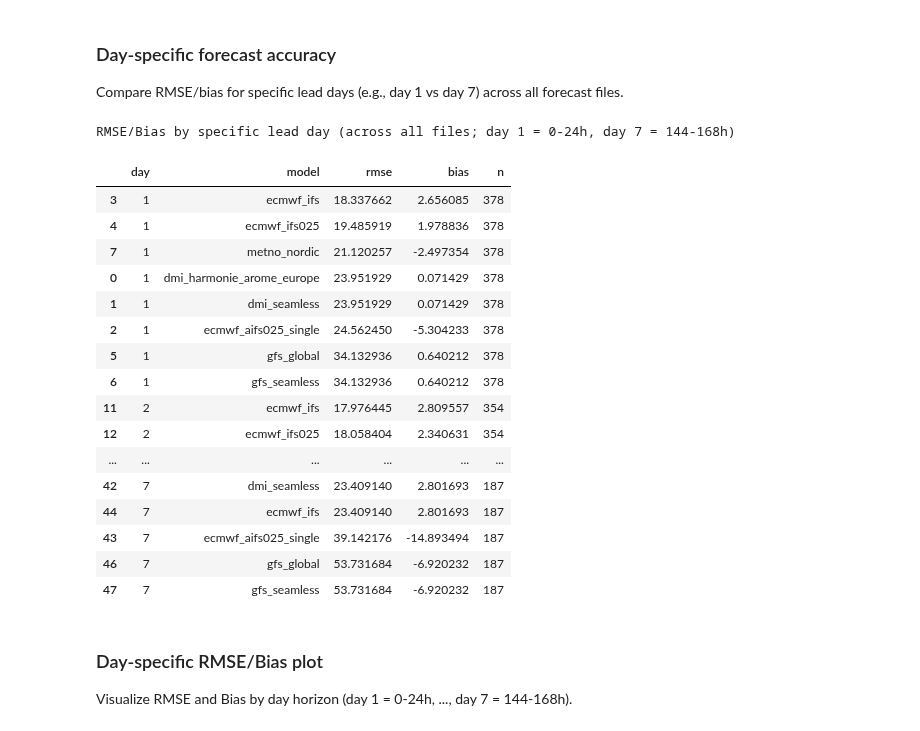
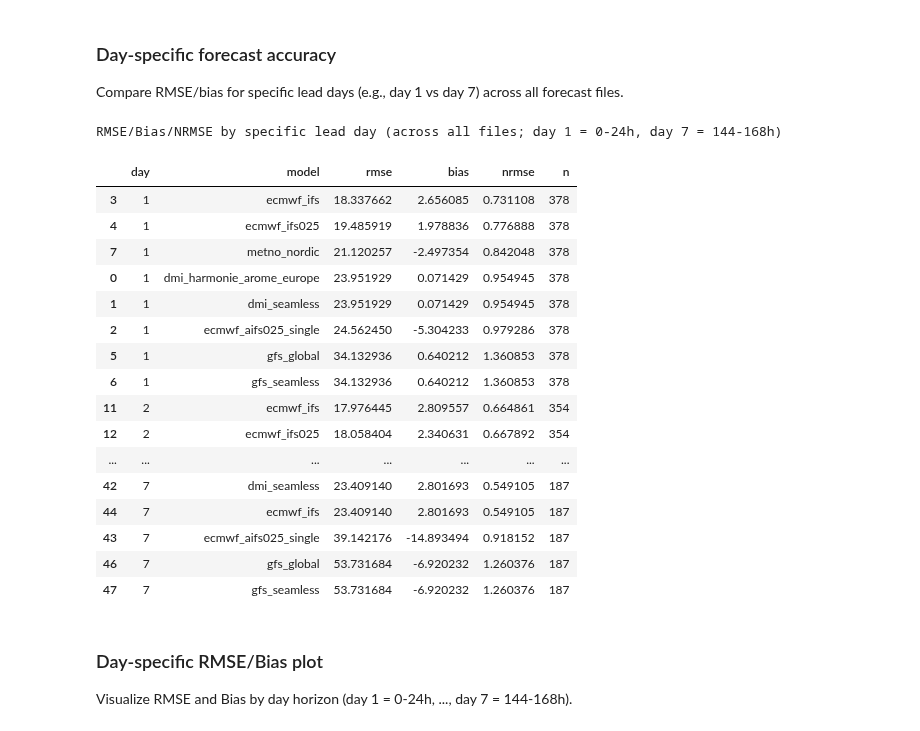
Before and after one commit to Louis2308/Solar-poster, a Jupyter notebook: Forcast_Comparison.ipynb, the cells around one changed output. Drawn from its saved outputs; the diff is of its cells as text; code cells hidden in the pictures.

```diff
--- a/Forcast_Comparison.ipynb
+++ b/Forcast_Comparison.ipynb
@@ -227,12 +227,14 @@ aligned_sel = aligned[aligned['source_file'] == selected_file].copy()
 if aligned_sel.empty:
     raise ValueError(f"No aligned rows found for {selected_file}; check selection")
 
-# Compute RMSE and bias per model per timestamp (datetime)
+# Compute RMSE, bias, NRMSE per model per timestamp (datetime)
 agg = aligned_sel.groupby(['model', 'date']).agg(
     rmse=('error', lambda x: np.sqrt((x**2).mean())),
     bias=('error', 'mean'),
-    n=('error', 'size')
+    n=('error', 'size'),
+    obs_mean=('ghi', 'mean')
 ).reset_index()
+agg['nrmse'] = agg['rmse'] / agg['obs_mean']
 
 # Plot RMSE and bias vs datetime
 fig, axes = plt.subplots(1, 2, figsize=(14, 5), sharex=False)
@@ -256,10 +258,12 @@ aligned_sel['h_bin'] = aligned_sel['horizon_hours'].round(0)
 key_h = [24, 48, 72]
 agg_h = aligned_sel.groupby(['model', 'h_bin']).agg(
     rmse=('error', lambda x: np.sqrt((x**2).mean())),
-    bias=('error', 'mean')
+    bias=('error', 'mean'),
+    obs_mean=('ghi', 'mean')
 ).reset_index()
-summary = agg_h[agg_h['h_bin'].isin(key_h)].pivot(index='model', columns='h_bin', values=['rmse', 'bias'])
-print('RMSE/Bias at key horizons (rows=model, cols=horizon) for', selected_file)
+agg_h['nrmse'] = agg_h['rmse'] / agg_h['obs_mean']
+summary = agg_h[agg_h['h_bin'].isin(key_h)].pivot(index='model', columns='h_bin', values=['rmse', 'bias', 'nrmse'])
+print('RMSE/Bias/NRMSE at key horizons (rows=model, cols=horizon) for', selected_file)
 display(summary)
 # %% [output]
 Using forecast file: 06072_20251108T0600.csv
@@ -311,12 +317,14 @@ Average RMSE/Bias for 06072_20251108T0600.csv (all horizons)
 if 'aligned' not in locals() or aligned.empty:
     raise ValueError("Run the alignment cell first to build 'aligned'")
 
+obs_mean_all = aligned['ghi'].mean()
 avg_all = aligned.groupby('model').agg(
     rmse_avg=('error', lambda x: np.sqrt((x**2).mean())),
     bias_avg=('error', 'mean'),
     n=('error', 'size')
-).reset_index().sort_values('rmse_avg')
+).reset_index()
+avg_all['nrmse_avg'] = avg_all['rmse_avg'] / obs_mean_all
 
-print("Average RMSE/Bias across all forecast files (all horizons)")
-display(avg_all)
+print("Average RMSE/Bias/NRMSE across all forecast files (all horizons)")
+display(avg_all.sort_values('nrmse_avg'))
 # %% [output]
@@ -579,53 +587,55 @@ Compare RMSE/bias for specific lead days (e.g., day 1 vs day 7) across all forec
 import numpy as np
 import pandas as pd
 
 if 'aligned' not in locals() or aligned.empty:
     raise ValueError("Run the alignment cell first to build 'aligned'")
 
 # Configure which lead days to evaluate (1 = 0-24h, 2 = 24-48h, etc.)
 target_days = [1, 2, 3, 4, 5, 6, 7]
 
 rows = []
 for d in target_days:
     h_low = (d - 1) * 24
     h_high = d * 24
     subset = aligned[(aligned['horizon_hours'] > h_low) & (aligned['horizon_hours'] <= h_high)]
     if subset.empty:
         continue
+    obs_mean = subset['ghi'].mean()
     agg = subset.groupby('model').agg(
         rmse=('error', lambda x: np.sqrt((x**2).mean())),
         bias=('error', 'mean'),
         n=('error', 'size')
     ).reset_index()
     agg['day'] = d
+    agg['nrmse'] = agg['rmse'] / obs_mean
     rows.append(agg)
 
 if not rows:
     raise ValueError("No data for selected target_days")
 
 results = pd.concat(rows, ignore_index=True)
 results = results.sort_values(['day', 'rmse'])
-print("RMSE/Bias by specific lead day (across all files; day 1 = 0-24h, day 7 = 144-168h)")
-display(results[['day', 'model', 'rmse', 'bias', 'n']])
+print("RMSE/Bias/NRMSE by specific lead day (across all files; day 1 = 0-24h, day 7 = 144-168h)")
+display(results[['day', 'model', 'rmse', 'bias', 'nrmse', 'n']])
 # %% [output]
-RMSE/Bias by specific lead day (across all files; day 1 = 0-24h, day 7 = 144-168h)
+RMSE/Bias/NRMSE by specific lead day (across all files; day 1 = 0-24h, day 7 = 144-168h)
-|  | day | model | rmse | bias | n |
-| 3 | 1 | ecmwf_ifs | 18.337662 | 2.656085 | 378 |
-| 4 | 1 | ecmwf_ifs025 | 19.485919 | 1.978836 | 378 |
-| 7 | 1 | metno_nordic | 21.120257 | -2.497354 | 378 |
-| 0 | 1 | dmi_harmonie_arome_europe | 23.951929 | 0.071429 | 378 |
-| 1 | 1 | dmi_seamless | 23.951929 | 0.071429 | 378 |
-| 2 | 1 | ecmwf_aifs025_single | 24.562450 | -5.304233 | 378 |
-| 5 | 1 | gfs_global | 34.132936 | 0.640212 | 378 |
-| 6 | 1 | gfs_seamless | 34.132936 | 0.640212 | 378 |
-| 11 | 2 | ecmwf_ifs | 17.976445 | 2.809557 | 354 |
-| 12 | 2 | ecmwf_ifs025 | 18.058404 | 2.340631 | 354 |
-| ... | ... | ... | ... | ... | ... |
-| 42 | 7 | dmi_seamless | 23.409140 | 2.801693 | 187 |
-| 44 | 7 | ecmwf_ifs | 23.409140 | 2.801693 | 187 |
-| 43 | 7 | ecmwf_aifs025_single | 39.142176 | -14.893494 | 187 |
-| 46 | 7 | gfs_global | 53.731684 | -6.920232 | 187 |
-| 47 | 7 | gfs_seamless | 53.731684 | -6.920232 | 187 |
+|  | day | model | rmse | bias | nrmse | n |
+| 3 | 1 | ecmwf_ifs | 18.337662 | 2.656085 | 0.731108 | 378 |
+| 4 | 1 | ecmwf_ifs025 | 19.485919 | 1.978836 | 0.776888 | 378 |
+| 7 | 1 | metno_nordic | 21.120257 | -2.497354 | 0.842048 | 378 |
+| 0 | 1 | dmi_harmonie_arome_europe | 23.951929 | 0.071429 | 0.954945 | 378 |
+| 1 | 1 | dmi_seamless | 23.951929 | 0.071429 | 0.954945 | 378 |
+| 2 | 1 | ecmwf_aifs025_single | 24.562450 | -5.304233 | 0.979286 | 378 |
+| 5 | 1 | gfs_global | 34.132936 | 0.640212 | 1.360853 | 378 |
+| 6 | 1 | gfs_seamless | 34.132936 | 0.640212 | 1.360853 | 378 |
+| 11 | 2 | ecmwf_ifs | 17.976445 | 2.809557 | 0.664861 | 354 |
+| 12 | 2 | ecmwf_ifs025 | 18.058404 | 2.340631 | 0.667892 | 354 |
+| ... | ... | ... | ... | ... | ... | ... |
+| 42 | 7 | dmi_seamless | 23.409140 | 2.801693 | 0.549105 | 187 |
+| 44 | 7 | ecmwf_ifs | 23.409140 | 2.801693 | 0.549105 | 187 |
+| 43 | 7 | ecmwf_aifs025_single | 39.142176 | -14.893494 | 0.918152 | 187 |
+| 46 | 7 | gfs_global | 53.731684 | -6.920232 | 1.260376 | 187 |
+| 47 | 7 | gfs_seamless | 53.731684 | -6.920232 | 1.260376 | 187 |
 # %% [markdown]
 
 ### Day-specific RMSE/Bias plot
```
Also changed, not shown: parts of 4 cells of this notebook.
